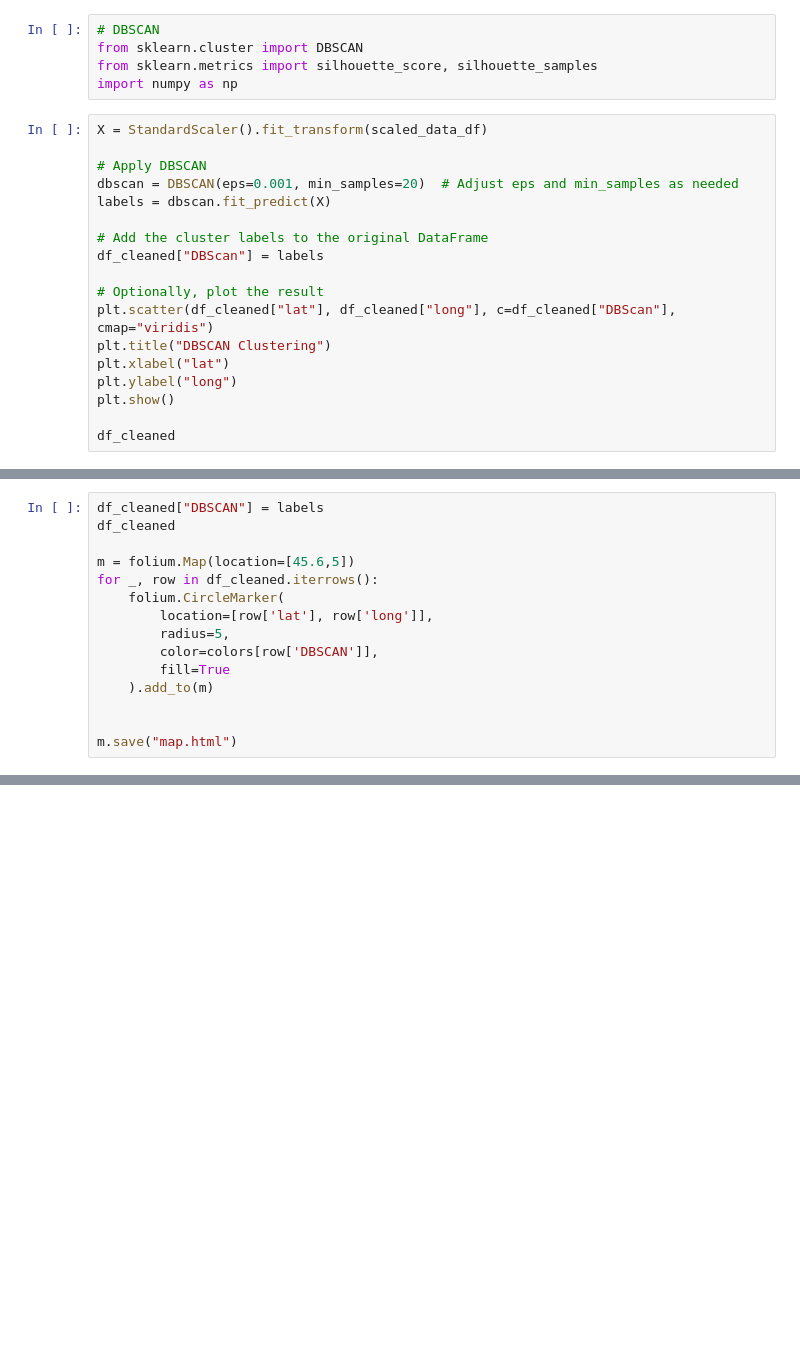
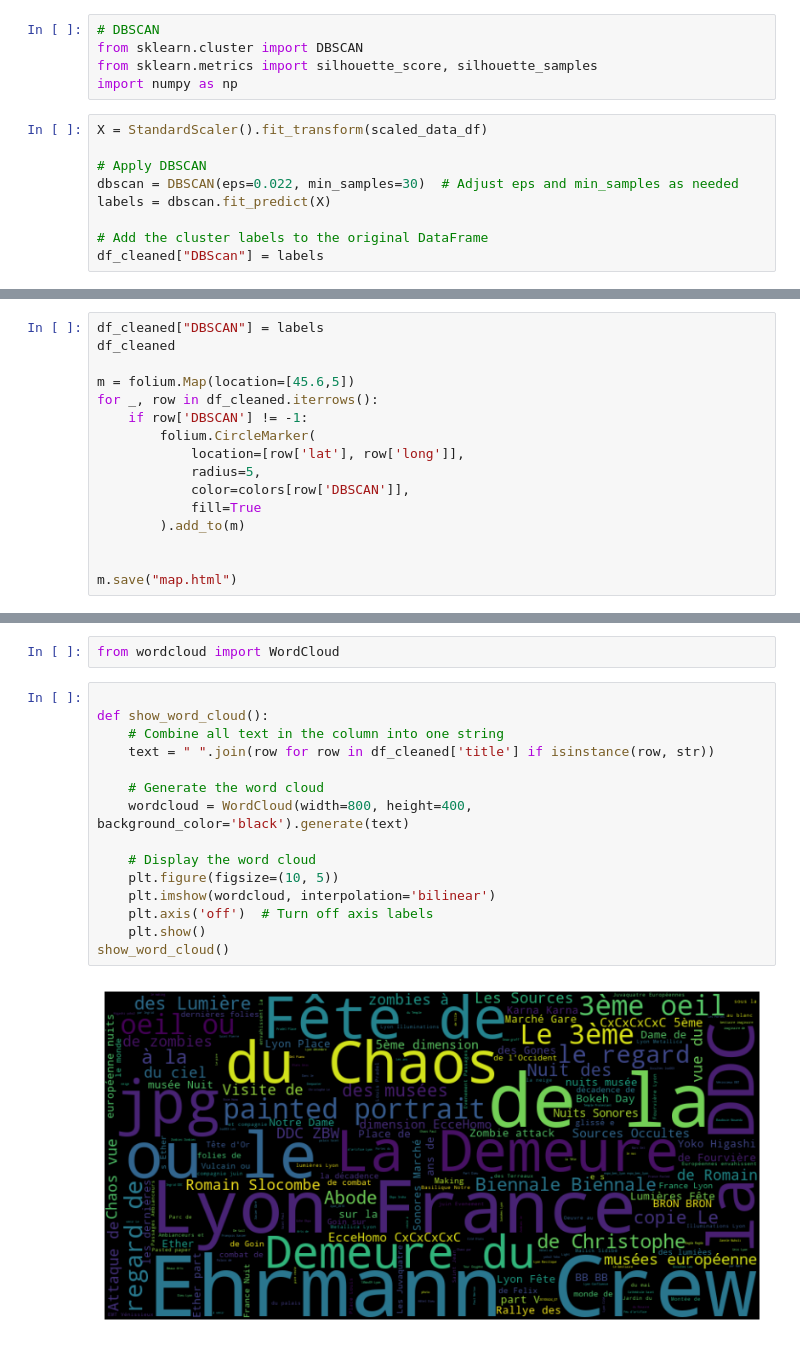
Before and after one commit to CLEMS3/LyonPhoto-DataMining, a Jupyter notebook: project.ipynb, the cells around one changed output, grey strips where cells are left out. Saved outputs shown, nothing was run; the diff lists cells and outputs as text; blank space fills up the shorter version.

Commit message:
seance 2, clustering geographique et debut texte

```diff
--- a/project.ipynb
+++ b/project.ipynb
@@ -475,17 +477,8 @@ import numpy as np
 X = StandardScaler().fit_transform(scaled_data_df)
 
 # Apply DBSCAN
-dbscan = DBSCAN(eps=0.001, min_samples=20)  # Adjust eps and min_samples as needed
+dbscan = DBSCAN(eps=0.022, min_samples=30)  # Adjust eps and min_samples as needed
 labels = dbscan.fit_predict(X)
 
 # Add the cluster labels to the original DataFrame
 df_cleaned["DBScan"] = labels
-
-# Optionally, plot the result
-plt.scatter(df_cleaned["lat"], df_cleaned["long"], c=df_cleaned["DBScan"], cmap="viridis")
-plt.title("DBSCAN Clustering")
-plt.xlabel("lat")
-plt.ylabel("long")
-plt.show()
-
-df_cleaned
@@ -497,12 +488,13 @@ df_cleaned
 
 m = folium.Map(location=[45.6,5])
 for _, row in df_cleaned.iterrows():
-    folium.CircleMarker(
-        location=[row['lat'], row['long']],
-        radius=5,
-        color=colors[row['DBSCAN']],
-        fill=True
-    ).add_to(m)
+    if row['DBSCAN'] != -1:
+        folium.CircleMarker(
+            location=[row['lat'], row['long']],
+            radius=5,
+            color=colors[row['DBSCAN']],
+            fill=True
+        ).add_to(m)
 
 
 m.save("map.html")
@@ -508,0 +518,19 @@ m.save("map.html")
+# %%
+from wordcloud import WordCloud
+# %%
+
+def show_word_cloud():
+    # Combine all text in the column into one string
+    text = " ".join(row for row in df_cleaned['title'] if isinstance(row, str))
+
+    # Generate the word cloud
+    wordcloud = WordCloud(width=800, height=400, background_color='black').generate(text)
+
+    # Display the word cloud
+    plt.figure(figsize=(10, 5))
+    plt.imshow(wordcloud, interpolation='bilinear')
+    plt.axis('off')  # Turn off axis labels
+    plt.show()
+show_word_cloud()
+# %% [output]
+[figure, added]
```
Also changed, not shown: parts of 12 cells of this notebook.
